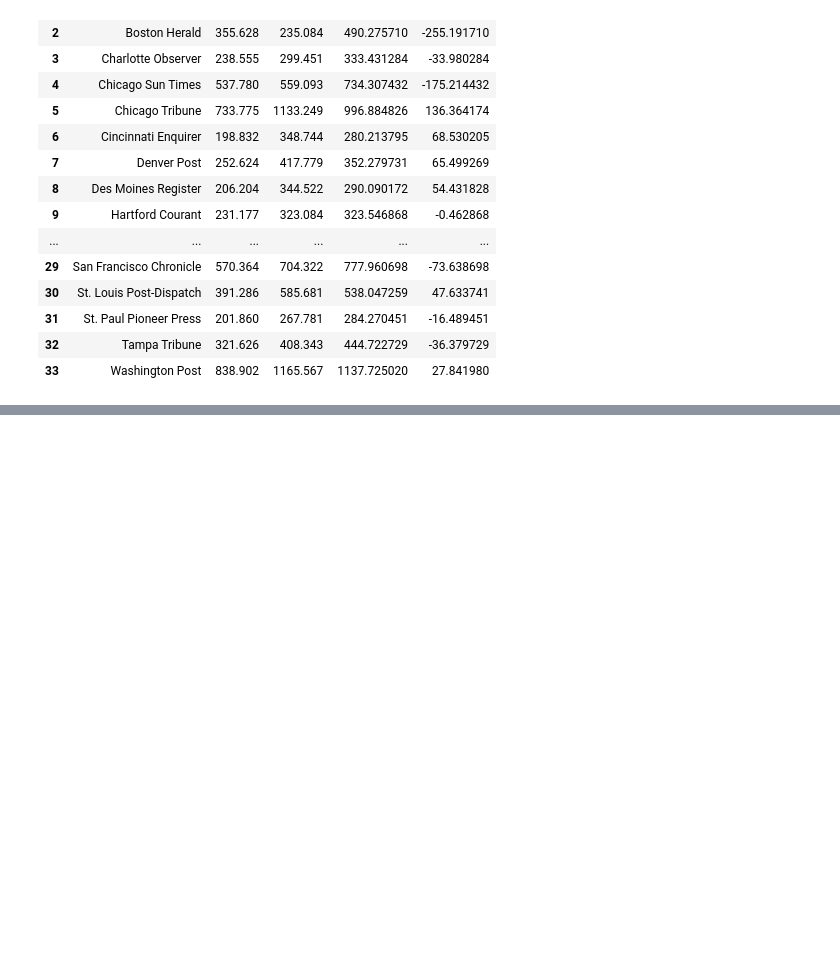
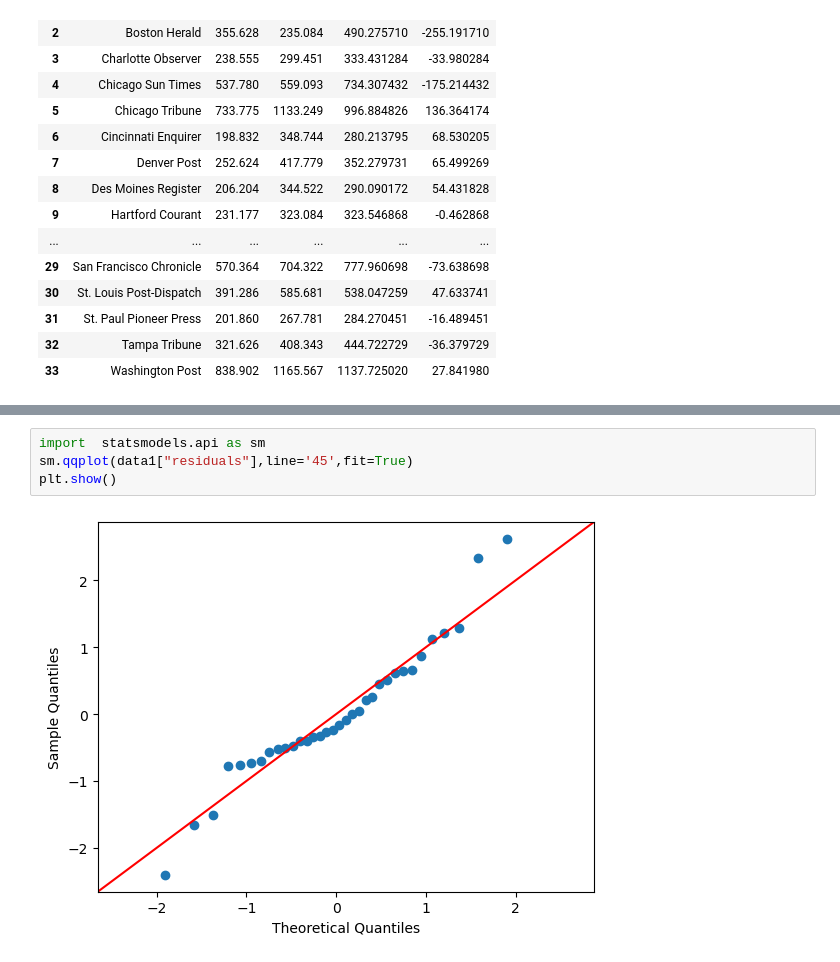
Before and after one commit to manoj009-hos/Aiml-tasks, a Jupyter notebook: simpleregression.ipynb, the cells around one changed output, grey strips where cells are left out. Saved outputs shown, nothing was run; the diff lists cells and outputs as text; blank space fills up the shorter version.

```diff
--- a/simpleregression.ipynb
+++ b/simpleregression.ipynb
@@ -226,0 +249,6 @@ RMSE:  183.83382358002748
+# %%
+import  statsmodels.api as sm
+sm.qqplot(data1["residuals"],line='45',fit=True)
+plt.show()
+# %% [output]
+[figure, added]
```
Also changed, not shown: parts of 8 cells of this notebook.
